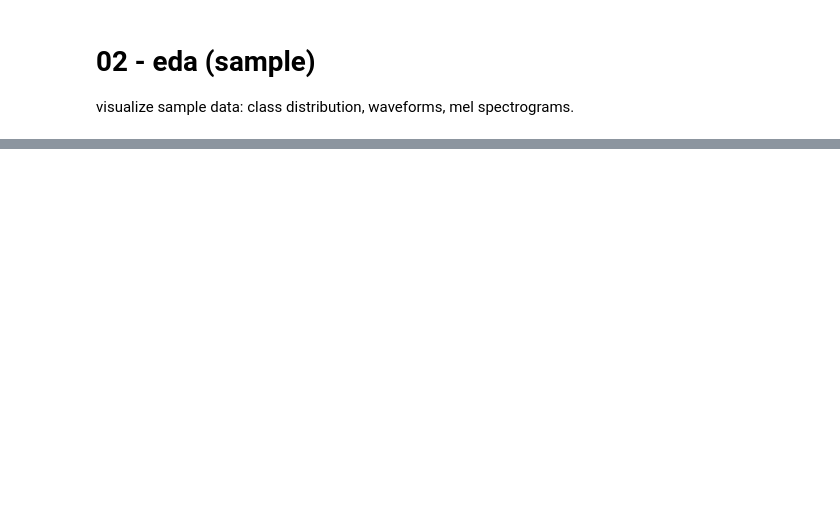
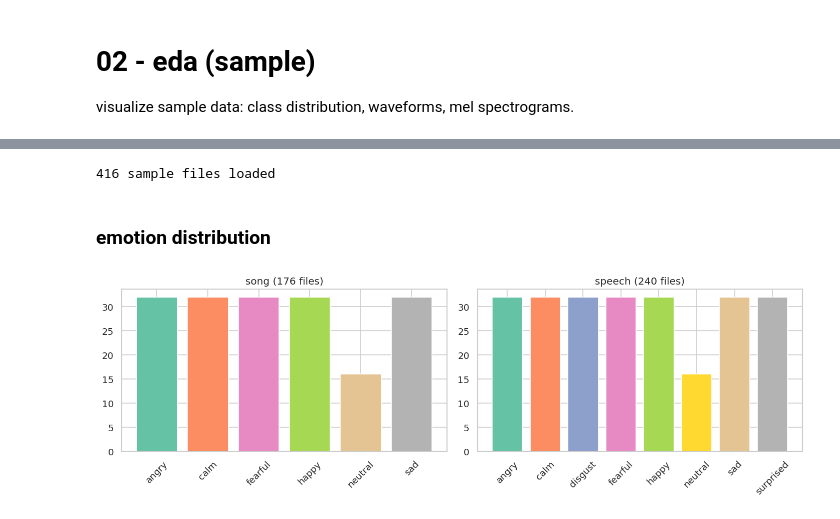
Before and after one commit to elsayedelmandoh/lightweight-speech-emotion-recognition-on-open-datasets, a Jupyter notebook: notebooks/00-preliminary-experiments/02-eda.ipynb, the cells around one changed output, grey strips where cells are left out. Cells and saved outputs as stored; diff of their text form; code cells hidden in the pictures; blank space fills up the shorter version.

```diff
--- a/notebooks/00-preliminary-experiments/02-eda.ipynb
+++ b/notebooks/00-preliminary-experiments/02-eda.ipynb
@@ -9,12 +9,7 @@ import matplotlib.pyplot as plt
 import seaborn as sns
 import librosa
 import librosa.display
-from pathlib import Path
 
-SAMPLES = Path("../../data/samples")
-df = pd.read_csv(SAMPLES / "sample_labels.csv")
-PROCESSED = Path("../../data/processed")
-sns.set_theme(style='whitegrid')
-plt.rcParams['figure.dpi'] = 120
-%matplotlib inline
-print(f"{len(df)} sample files")
+import sys
+sys.path.append('../../')
+from src.config.settings import SAMPLES, FIGURES_DIR
@@ -21,8 +28,18 @@ print(f"{len(df)} sample files")
+# %%
+print(f"{len(df)} sample files loaded")
+# %% [output]
+416 sample files loaded
+# %% [markdown]
+### emotion distribution
 # %%
 fig, axes = plt.subplots(1,2,figsize=(12,4))
 for ax,(ch,sub) in zip(axes, df.groupby('channel')):
     c = sub['emotion'].value_counts().sort_index()
     ax.bar(c.index, c.values, color=plt.cm.Set2(np.linspace(0,1,len(c))))
     ax.set_title(f'{ch} ({len(sub)} files)')
     ax.tick_params(axis='x', rotation=45)
-plt.tight_layout(); plt.show()
+plt.tight_layout()
+plt.savefig(str(FIGURES_DIR / 'fig03-emotion-distribution.png'), dpi=120, bbox_inches='tight')
+plt.show()
+# %% [output]
+[figure, added]
```
Also changed, not shown: parts of 10 cells of this notebook, 14 other files.
